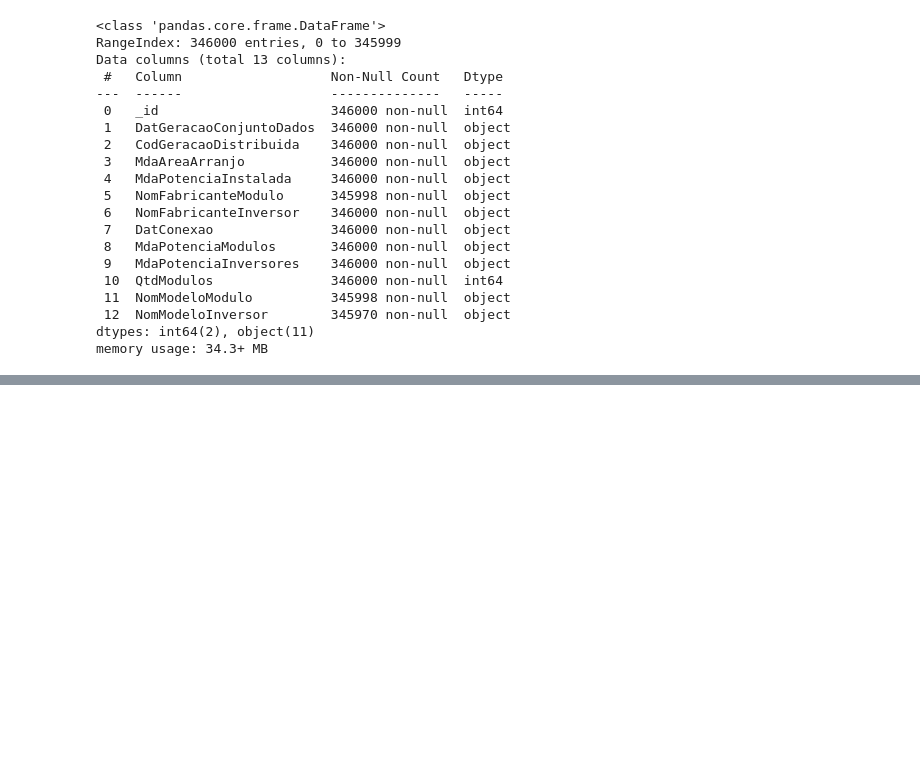
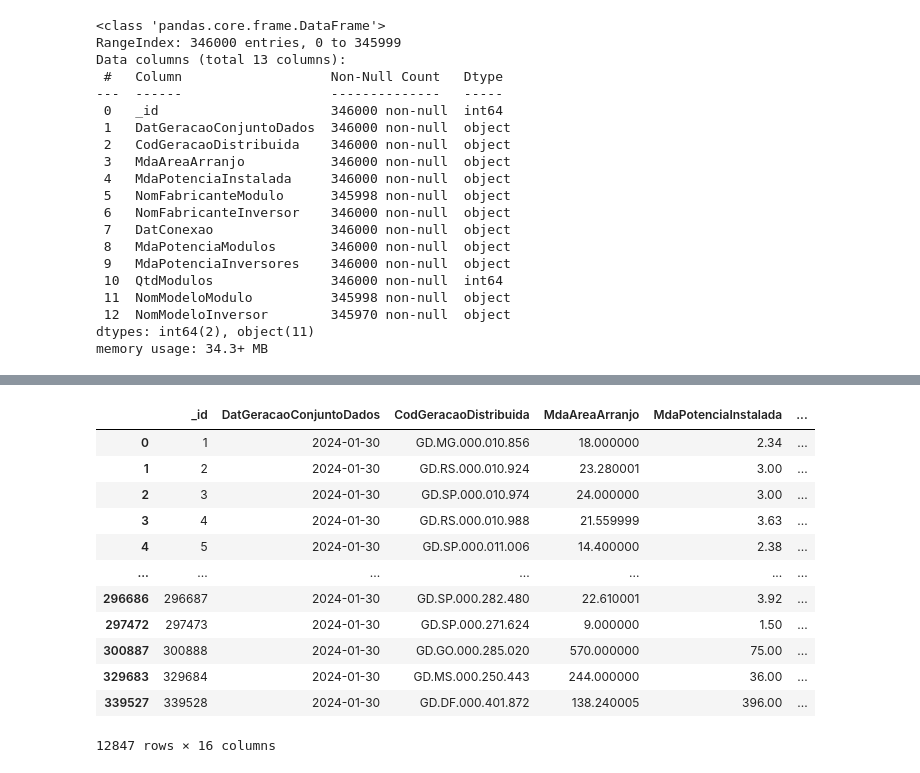
Before and after one commit to Oseiasdfarias/projeto_portifolio_data_science, a Jupyter notebook: geracao_distribuida_fotovoltaica.ipynb, the cells around one changed output, grey strips where cells are left out. Saved outputs shown, nothing was run; the diff lists cells and outputs as text; code cells hidden in the pictures; blank space fills up the shorter version.

```diff
--- a/geracao_distribuida_fotovoltaica.ipynb
+++ b/geracao_distribuida_fotovoltaica.ipynb
@@ -45,0 +170,17 @@ memory usage: 34.3+ MB
+# %%
+df_datconexao_2017 = df[df["Year"] == 2017]
+df_datconexao_2017
+# %% [output]
+|  | _id | DatGeracaoConjuntoDados | CodGeracaoDistribuida | MdaAreaArranjo | MdaPotenciaInstalada | ... |
+| 0 | 1 | 2024-01-30 | GD.MG.000.010.856 | 18.000000 | 2.34 | ... |
+| 1 | 2 | 2024-01-30 | GD.RS.000.010.924 | 23.280001 | 3.00 | ... |
+| 2 | 3 | 2024-01-30 | GD.SP.000.010.974 | 24.000000 | 3.00 | ... |
+| 3 | 4 | 2024-01-30 | GD.RS.000.010.988 | 21.559999 | 3.63 | ... |
+| 4 | 5 | 2024-01-30 | GD.SP.000.011.006 | 14.400000 | 2.38 | ... |
+| ... | ... | ... | ... | ... | ... | ... |
+| 296686 | 296687 | 2024-01-30 | GD.SP.000.282.480 | 22.610001 | 3.92 | ... |
+| 297472 | 297473 | 2024-01-30 | GD.SP.000.271.624 | 9.000000 | 1.50 | ... |
+| 300887 | 300888 | 2024-01-30 | GD.GO.000.285.020 | 570.000000 | 75.00 | ... |
+| 329683 | 329684 | 2024-01-30 | GD.MS.000.250.443 | 244.000000 | 36.00 | ... |
+| 339527 | 339528 | 2024-01-30 | GD.DF.000.401.872 | 138.240005 | 396.00 | ... |
+12847 rows × 16 columns
```
Also changed, not shown: parts of 26 cells of this notebook, 3 other files.
